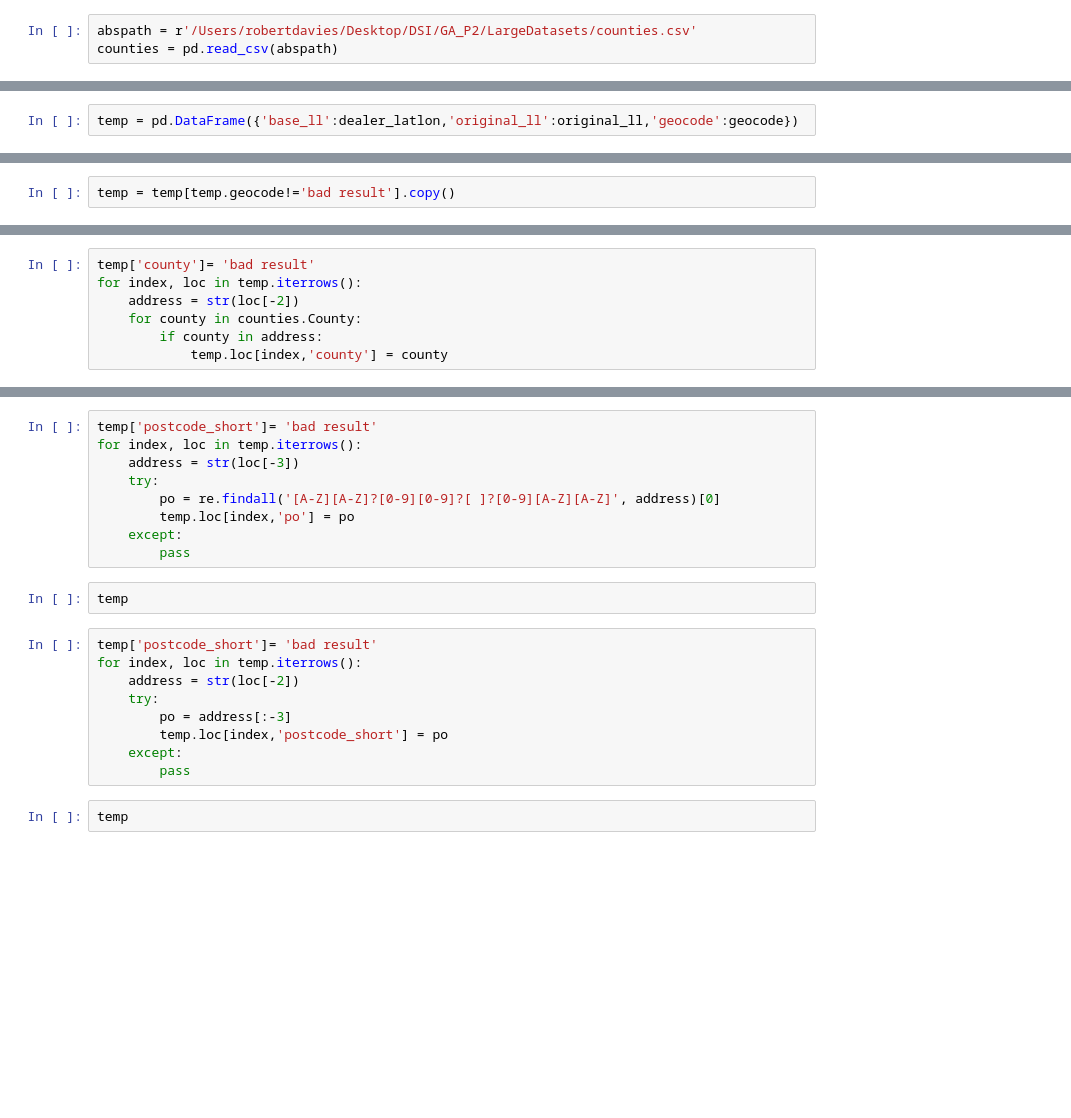
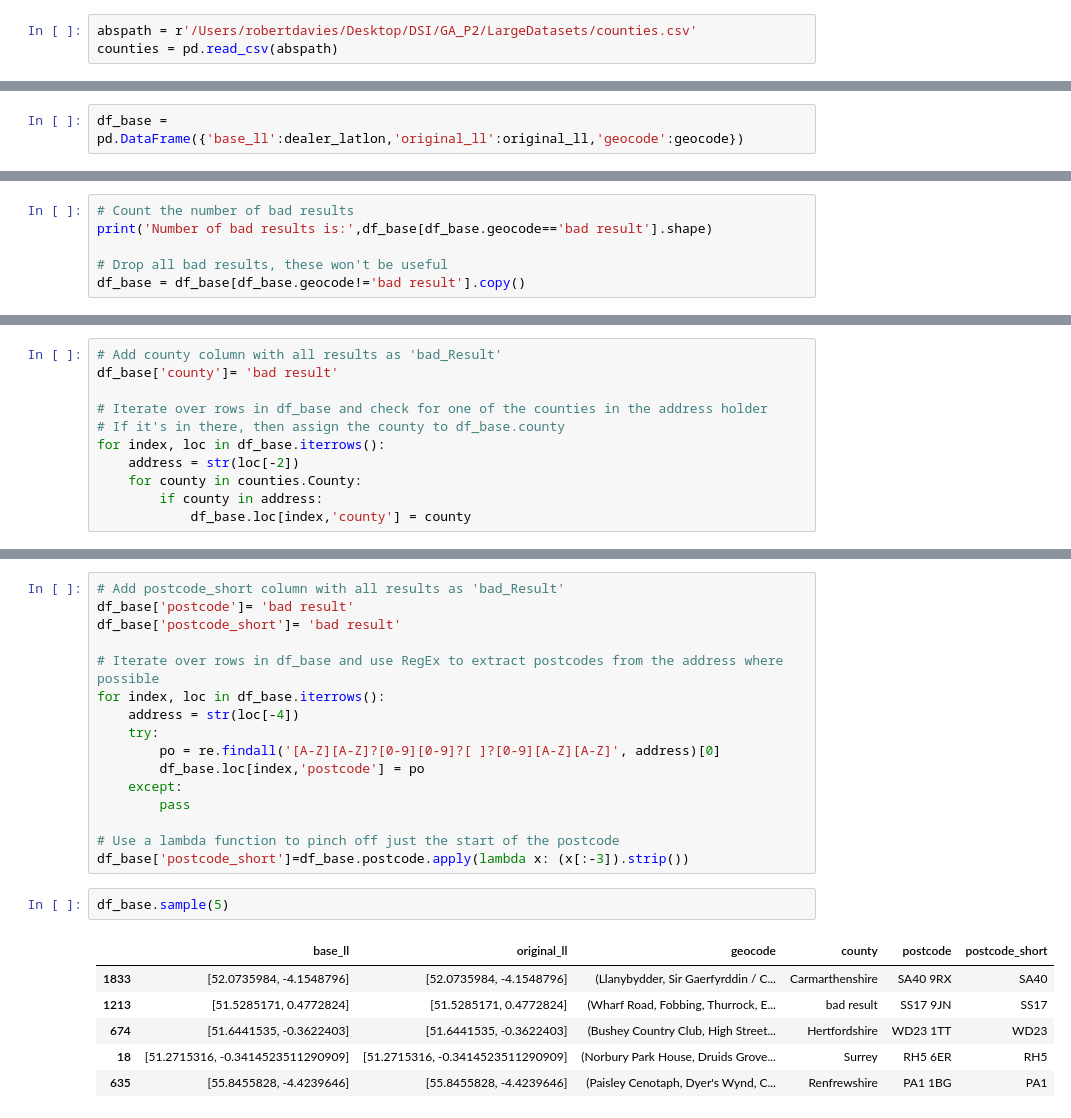
Before and after one commit to rgdavies92/used-car-value, a Jupyter notebook: 03_GeoCoding.ipynb, the cells around one changed output, grey strips where cells are left out. Drawn from its saved outputs; the diff is of its cells as text; blank space fills up the shorter version.

```diff
--- a/03_GeoCoding.ipynb
+++ b/03_GeoCoding.ipynb
@@ -203,2 +162,2 @@ sub.address
 # %%
-temp = pd.DataFrame({'base_ll':dealer_latlon,'original_ll':original_ll,'geocode':geocode})
+df_base = pd.DataFrame({'base_ll':dealer_latlon,'original_ll':original_ll,'geocode':geocode})
@@ -211,2 +173,6 @@ temp.tail()
 # %%
-temp = temp[temp.geocode!='bad result'].copy()
+# Count the number of bad results
+print('Number of bad results is:',df_base[df_base.geocode=='bad result'].shape)
+
+# Drop all bad results, these won't be useful
+df_base = df_base[df_base.geocode!='bad result'].copy()
@@ -213,8 +181,12 @@ temp = temp[temp.geocode!='bad result'].copy()
 # %%
-temp['county']= 'bad result'
-for index, loc in temp.iterrows():
+# Add county column with all results as 'bad_Result'
+df_base['county']= 'bad result'
+
+# Iterate over rows in df_base and check for one of the counties in the address holder
+# If it's in there, then assign the county to df_base.county
+for index, loc in df_base.iterrows():
     address = str(loc[-2])
     for county in counties.County:
         if county in address:
-            temp.loc[index,'county'] = county
+            df_base.loc[index,'county'] = county
 # %%
@@ -222,23 +201,26 @@ temp
 # %%
-temp['postcode_short']= 'bad result'
-for index, loc in temp.iterrows():
-    address = str(loc[-3])
+# Add postcode_short column with all results as 'bad_Result'
+df_base['postcode']= 'bad result'
+df_base['postcode_short']= 'bad result'
+
+# Iterate over rows in df_base and use RegEx to extract postcodes from the address where possible
+for index, loc in df_base.iterrows():
+    address = str(loc[-4])
     try:
         po = re.findall('[A-Z][A-Z]?[0-9][0-9]?[ ]?[0-9][A-Z][A-Z]', address)[0]
-        temp.loc[index,'po'] = po
+        df_base.loc[index,'postcode'] = po
     except:
         pass
+
+# Use a lambda function to pinch off just the start of the postcode
+df_base['postcode_short']=df_base.postcode.apply(lambda x: (x[:-3]).strip())
 # %%
-temp
+df_base.sample(5)
+# %% [output]
+|  | base_ll | original_ll | geocode | county | postcode | postcode_short |
+| 1833 | [52.0735984, -4.1548796] | [52.0735984, -4.1548796] | (Llanybydder, Sir Gaerfyrddin / C... | Carmarthenshire | SA40 9RX | SA40 |
+| 1213 | [51.5285171, 0.4772824] | [51.5285171, 0.4772824] | (Wharf Road, Fobbing, Thurrock, E... | bad result | SS17 9JN | SS17 |
+| 674 | [51.6441535, -0.3622403] | [51.6441535, -0.3622403] | (Bushey Country Club, High Street... | Hertfordshire | WD23 1TT | WD23 |
+| 18 | [51.2715316, -0.3414523511290909] | [51.2715316, -0.3414523511290909] | (Norbury Park House, Druids Grove... | Surrey | RH5 6ER | RH5 |
+| 635 | [55.8455828, -4.4239646] | [55.8455828, -4.4239646] | (Paisley Cenotaph, Dyer's Wynd, C... | Renfrewshire | PA1 1BG | PA1 |
-# %%
-temp['postcode_short']= 'bad result'
-for index, loc in temp.iterrows():
-    address = str(loc[-2])
-    try:
-        po = address[:-3]
-        temp.loc[index,'postcode_short'] = po
-    except:
-        pass
-# %%
-temp
 # %%
```
Also changed, not shown: parts of 45 cells of this notebook, 1 other file.
